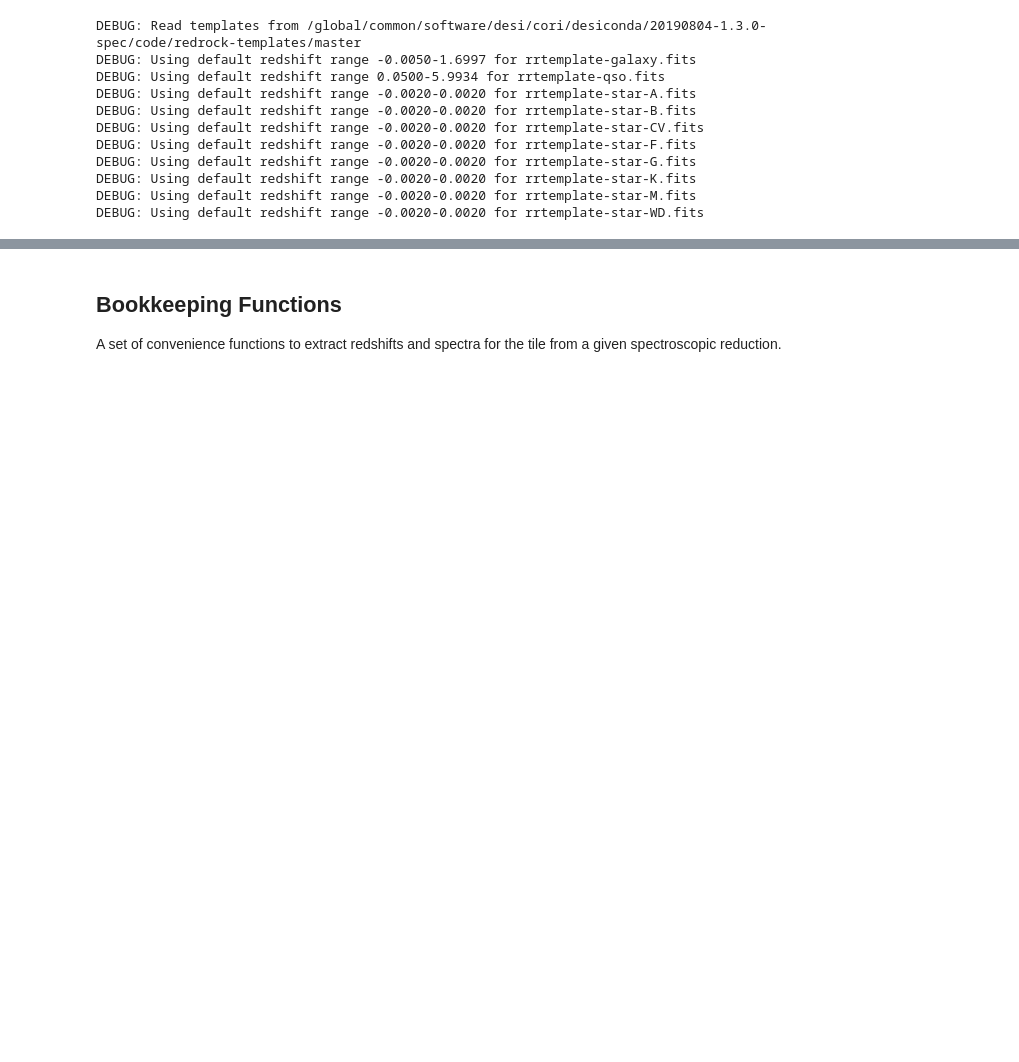
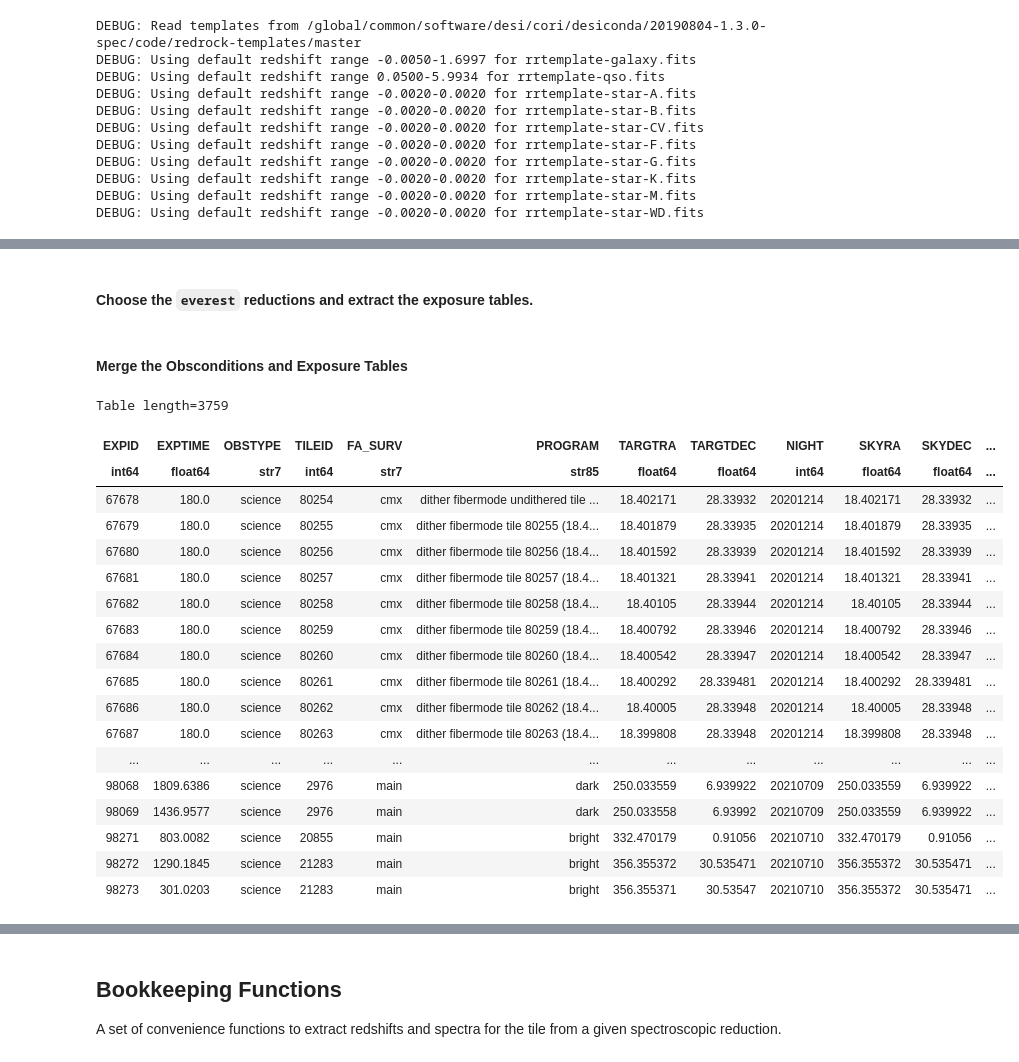
Before and after one commit to DESI-UR/stronglens, a Jupyter notebook: doc/nb/synthlens.ipynb, the cells around one changed output, grey strips where cells are left out. Drawn from its saved outputs; the diff is of its cells as text; code cells hidden in the pictures; blank space fills up the shorter version.

```diff
--- a/doc/nb/synthlens.ipynb
+++ b/doc/nb/synthlens.ipynb
@@ -72,0 +78,62 @@ DEBUG: Using default redshift range -0.0020-0.0020 for rrtemplate-star-WD.fits
+# %%
+matched_cond_files = sorted(glob('/global/cfs/cdirs/desi/users/ameisner/GFA/conditions/offline_matched_coadd_ccds_SV1-thru_*fits'))
+obsconditions = Table.read(matched_cond_files[-1], 3)
+# %% [markdown]
+#### Choose the `everest` reductions and extract the exposure tables.
+# %%
+prefix = os.environ['DESI_SPECTRO_REDUX']
+redux = 'everest'
+exptab_redux = None
+
+# Loop through all exposure tables corresponding to the chosen pipeline reduction (denali, everest, fuji, ...)
+exposure_tables = sorted(glob('{}/{}/exposure_tables/2*/*.csv'.format(prefix, redux)))
+columns = ['EXPID', 'EXPTIME', 'OBSTYPE', 'TILEID', 'FA_SURV', 'PROGRAM', 'TARGTRA', 'TARGTDEC', 'NIGHT']
+
+for i, exposure_table in enumerate(exposure_tables):
+    exptab = Table.read(exposure_table, format='csv')[columns]
+
+    # Remove rows where FA_SURV and PROGRAM are masked.
+    select = np.ones(len(exptab), dtype=bool)
+    if hasattr(exptab['PROGRAM'], 'mask'):
+        select = select & ~exptab['PROGRAM'].mask
+    if hasattr(exptab['FA_SURV'], 'mask'):
+        select = select & ~exptab['FA_SURV'].mask
+    exptab = exptab[select]
+
+    if np.any(select):
+
+        if exptab_redux is None:
+            exptab_redux = exptab
+        else:
+            exptab_redux = vstack([exptab_redux, exptab])
+# %% [markdown]
+#### Merge the Obsconditions and Exposure Tables
+# %%
+obscolumns = ['EXPID', 'SKYRA', 'SKYDEC', 'MOON_ILLUMINATION', 'MOON_ZD_DEG', 'MOON_SEP_DEG',
+              'MJD', 'FWHM_ASEC', 'TRANSPARENCY', 'SKY_MAG_AB',
+              'FIBER_FRACFLUX', 'FIBER_FRACFLUX_ELG', 'FIBER_FRACFLUX_BGS',
+              'AIRMASS', 'RADPROF_FWHM_ASEC',
+              'FIBERFAC', 'FIBERFAC_ELG', 'FIBERFAC_BGS']
+
+expobstab = join(exptab_redux, obsconditions[obscolumns], keys=['EXPID'])
+expobstab
+# %% [output]
+Table length=3759
+| EXPID | EXPTIME | OBSTYPE | TILEID | FA_SURV | PROGRAM | TARGTRA | TARGTDEC | NIGHT | SKYRA | SKYDEC | ... |
+| int64 | float64 | str7 | int64 | str7 | str85 | float64 | float64 | int64 | float64 | float64 | ... |
+| 67678 | 180.0 | science | 80254 | cmx | dither fibermode undithered tile ... | 18.402171 | 28.33932 | 20201214 | 18.402171 | 28.33932 | ... |
+| 67679 | 180.0 | science | 80255 | cmx | dither fibermode tile 80255 (18.4... | 18.401879 | 28.33935 | 20201214 | 18.401879 | 28.33935 | ... |
+| 67680 | 180.0 | science | 80256 | cmx | dither fibermode tile 80256 (18.4... | 18.401592 | 28.33939 | 20201214 | 18.401592 | 28.33939 | ... |
+| 67681 | 180.0 | science | 80257 | cmx | dither fibermode tile 80257 (18.4... | 18.401321 | 28.33941 | 20201214 | 18.401321 | 28.33941 | ... |
+| 67682 | 180.0 | science | 80258 | cmx | dither fibermode tile 80258 (18.4... | 18.40105 | 28.33944 | 20201214 | 18.40105 | 28.33944 | ... |
+| 67683 | 180.0 | science | 80259 | cmx | dither fibermode tile 80259 (18.4... | 18.400792 | 28.33946 | 20201214 | 18.400792 | 28.33946 | ... |
+| 67684 | 180.0 | science | 80260 | cmx | dither fibermode tile 80260 (18.4... | 18.400542 | 28.33947 | 20201214 | 18.400542 | 28.33947 | ... |
+| 67685 | 180.0 | science | 80261 | cmx | dither fibermode tile 80261 (18.4... | 18.400292 | 28.339481 | 20201214 | 18.400292 | 28.339481 | ... |
+| 67686 | 180.0 | science | 80262 | cmx | dither fibermode tile 80262 (18.4... | 18.40005 | 28.33948 | 20201214 | 18.40005 | 28.33948 | ... |
+| 67687 | 180.0 | science | 80263 | cmx | dither fibermode tile 80263 (18.4... | 18.399808 | 28.33948 | 20201214 | 18.399808 | 28.33948 | ... |
+| ... | ... | ... | ... | ... | ... | ... | ... | ... | ... | ... | ... |
+| 98068 | 1809.6386 | science | 2976 | main | dark | 250.033559 | 6.939922 | 20210709 | 250.033559 | 6.939922 | ... |
+| 98069 | 1436.9577 | science | 2976 | main | dark | 250.033558 | 6.93992 | 20210709 | 250.033559 | 6.939922 | ... |
+| 98271 | 803.0082 | science | 20855 | main | bright | 332.470179 | 0.91056 | 20210710 | 332.470179 | 0.91056 | ... |
+| 98272 | 1290.1845 | science | 21283 | main | bright | 356.355372 | 30.535471 | 20210710 | 356.355372 | 30.535471 | ... |
+| 98273 | 301.0203 | science | 21283 | main | bright | 356.355371 | 30.53547 | 20210710 | 356.355372 | 30.535471 | ... |
```
Also changed, not shown: parts of 10 cells of this notebook.
